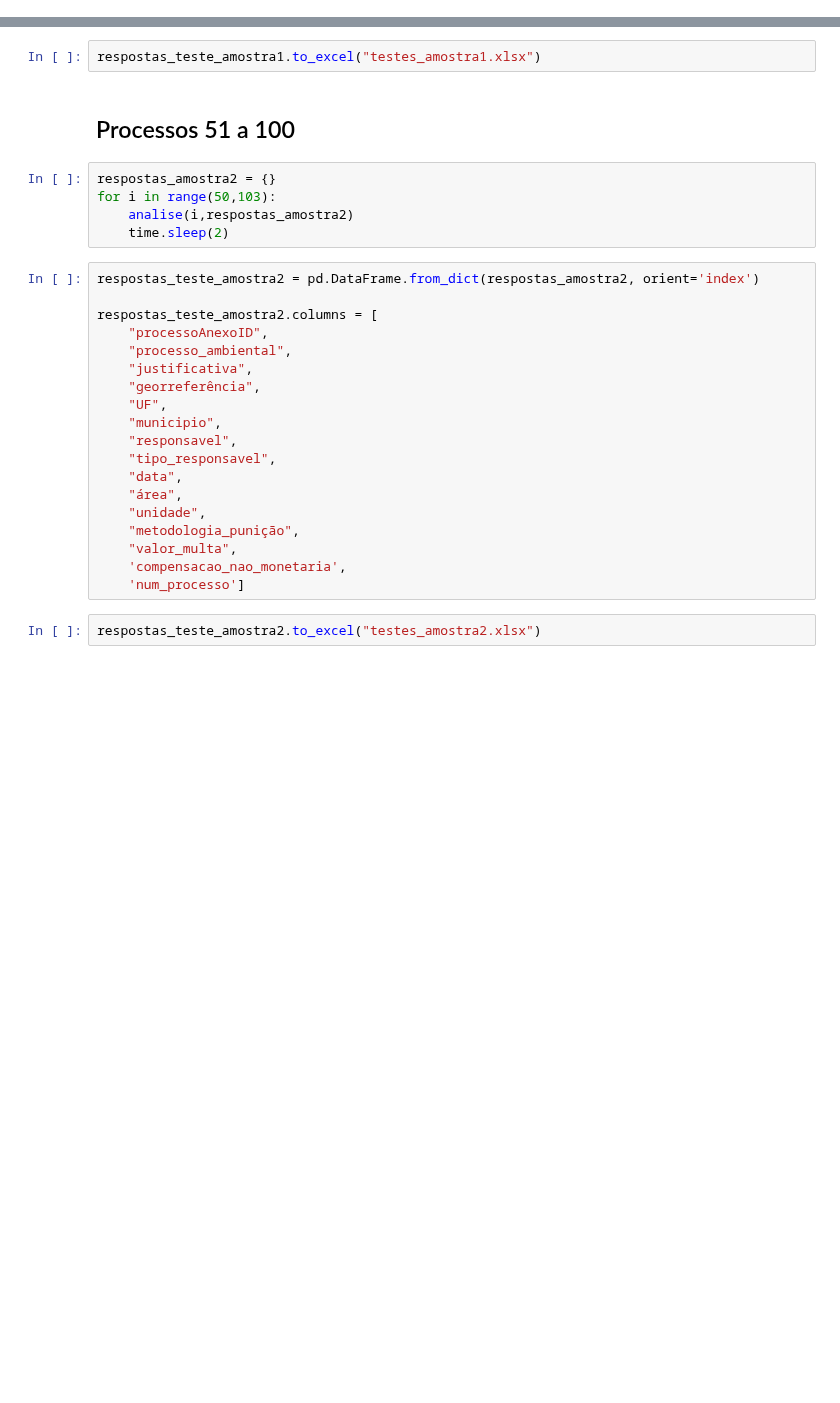
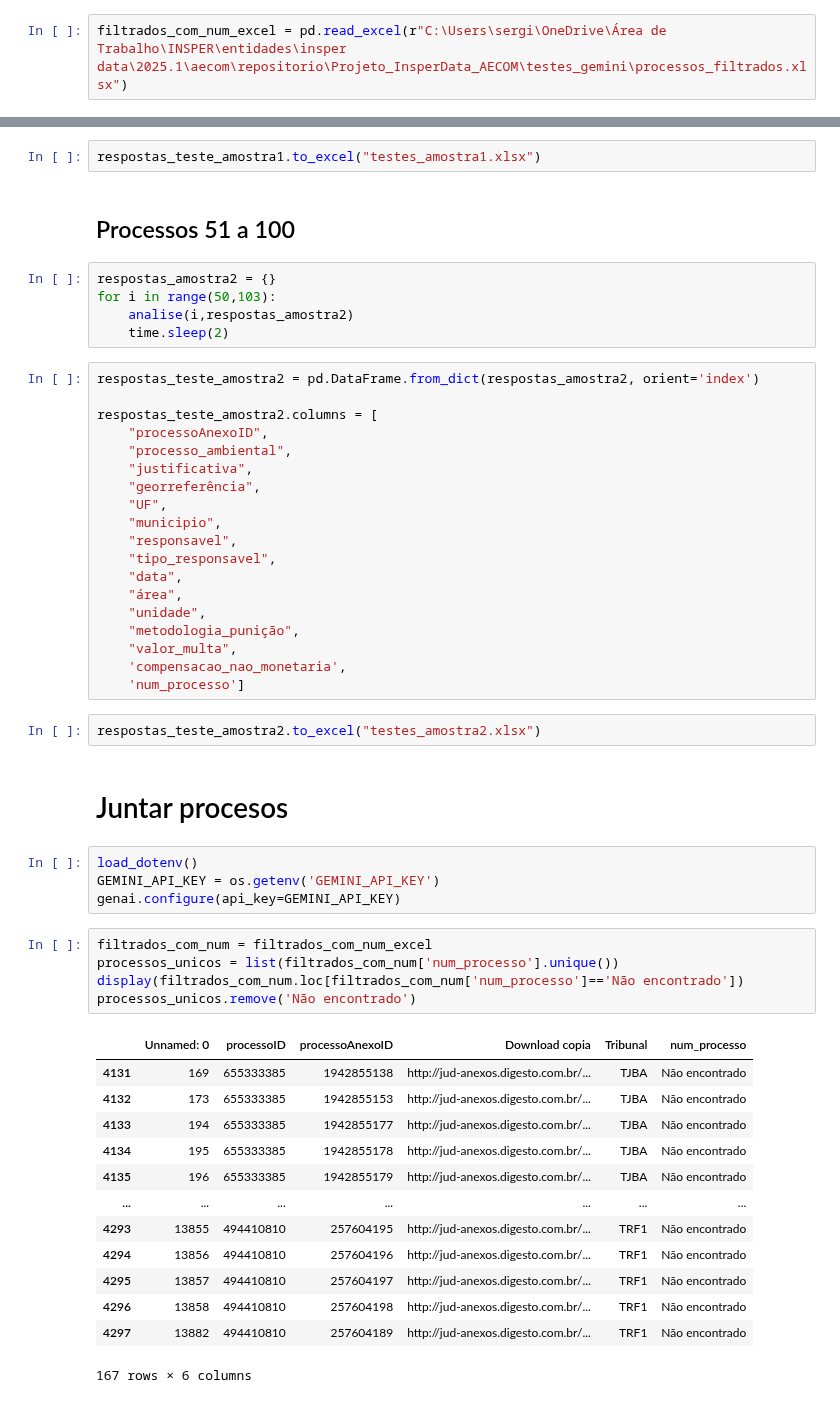
Before and after one commit to pedronery07/Projeto_InsperData_AECOM, a Jupyter notebook: testes_gemini/gemini.ipynb, the cells around one changed output, grey strips where cells are left out. Drawn from its saved outputs; the diff is of its cells as text; blank space fills up the shorter version.

Commit message:
gemini

```diff
--- a/testes_gemini/gemini.ipynb
+++ b/testes_gemini/gemini.ipynb
@@ -78,3 +80,5 @@ Números de processos capturados: 100
+# %%
+filtrados_com_num_excel = pd.read_excel(r"C:\Users\sergi\OneDrive\Área de Trabalho\INSPER\entidades\insper data\2025.1\aecom\repositorio\Projeto_InsperData_AECOM\testes_gemini\processos_filtrados.xlsx")
 # %%
 processos_nao_encontrados = filtrados_com_num.loc[filtrados_com_num['num_processo'] == "Não encontrado", :]
 # %%
@@ -498,3 +502,28 @@ respostas_teste_amostra2.columns = [
     'num_processo']
 # %%
 respostas_teste_amostra2.to_excel("testes_amostra2.xlsx")
+# %% [markdown]
+# Juntar procesos
+# %%
+load_dotenv()
+GEMINI_API_KEY = os.getenv('GEMINI_API_KEY')
+genai.configure(api_key=GEMINI_API_KEY)
+# %%
+filtrados_com_num = filtrados_com_num_excel
+processos_unicos = list(filtrados_com_num['num_processo'].unique())
+display(filtrados_com_num.loc[filtrados_com_num['num_processo']=='Não encontrado'])
+processos_unicos.remove('Não encontrado')
+# %% [output]
+|  | Unnamed: 0 | processoID | processoAnexoID | Download copia | Tribunal | num_processo |
+| 4131 | 169 | 655333385 | 1942855138 | http://jud-anexos.digesto.com.br/... | TJBA | Não encontrado |
+| 4132 | 173 | 655333385 | 1942855153 | http://jud-anexos.digesto.com.br/... | TJBA | Não encontrado |
+| 4133 | 194 | 655333385 | 1942855177 | http://jud-anexos.digesto.com.br/... | TJBA | Não encontrado |
+| 4134 | 195 | 655333385 | 1942855178 | http://jud-anexos.digesto.com.br/... | TJBA | Não encontrado |
+| 4135 | 196 | 655333385 | 1942855179 | http://jud-anexos.digesto.com.br/... | TJBA | Não encontrado |
+| ... | ... | ... | ... | ... | ... | ... |
+| 4293 | 13855 | 494410810 | 257604195 | http://jud-anexos.digesto.com.br/... | TRF1 | Não encontrado |
+| 4294 | 13856 | 494410810 | 257604196 | http://jud-anexos.digesto.com.br/... | TRF1 | Não encontrado |
+| 4295 | 13857 | 494410810 | 257604197 | http://jud-anexos.digesto.com.br/... | TRF1 | Não encontrado |
+| 4296 | 13858 | 494410810 | 257604198 | http://jud-anexos.digesto.com.br/... | TRF1 | Não encontrado |
+| 4297 | 13882 | 494410810 | 257604189 | http://jud-anexos.digesto.com.br/... | TRF1 | Não encontrado |
+167 rows × 6 columns
```
Also changed, not shown: parts of 13 cells of this notebook, 1 other file.
